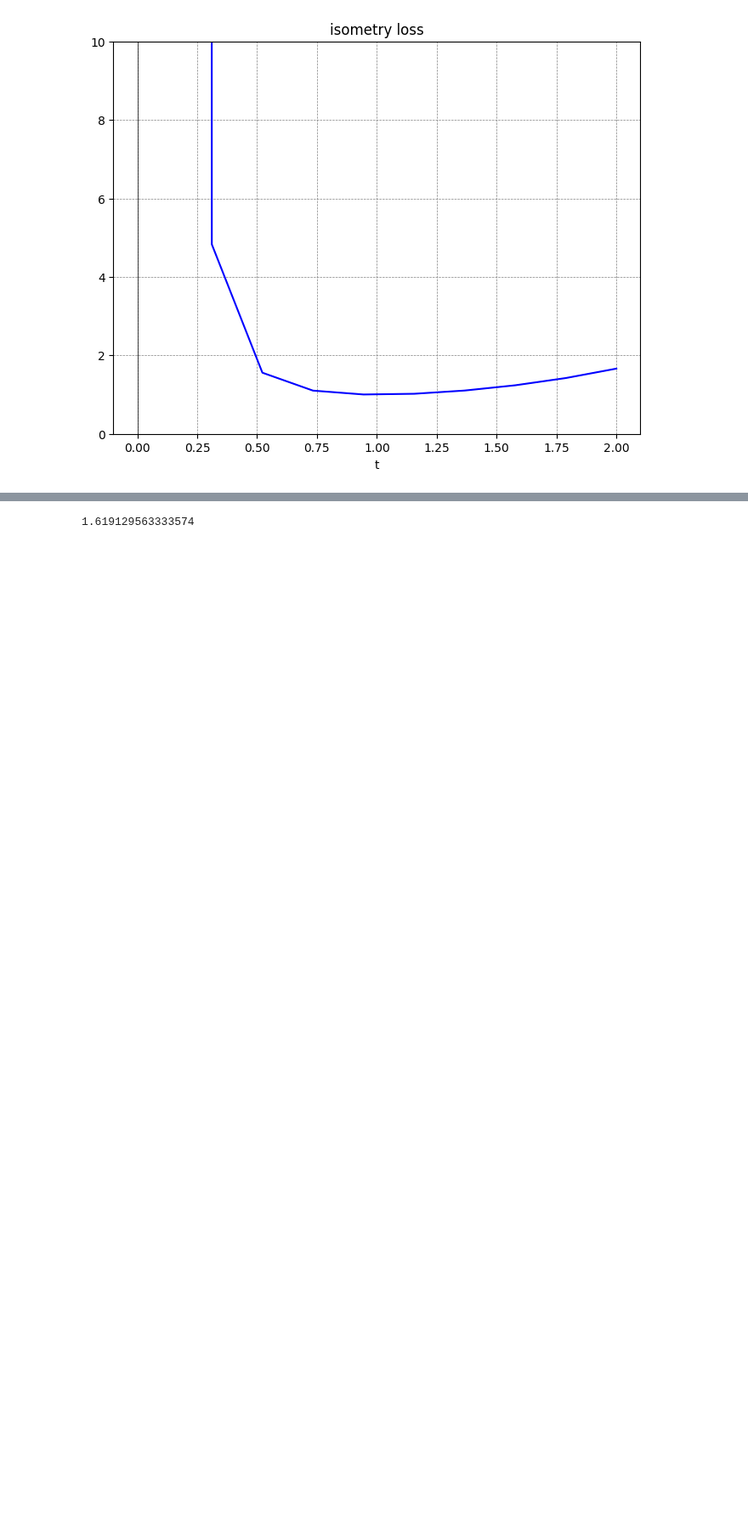
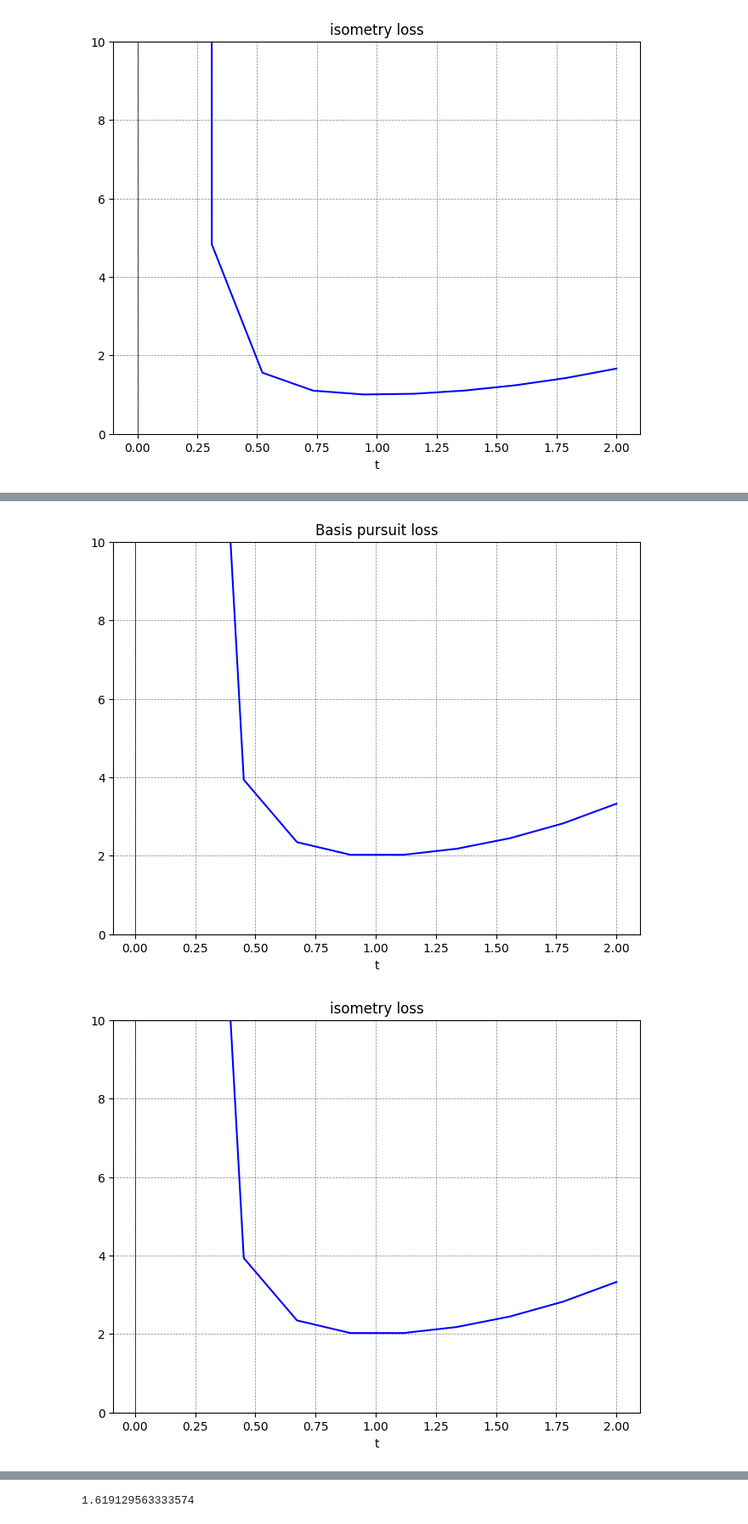
Before and after one commit to sjkoelle/isometry-pursuit, a Jupyter notebook: logsumexp_matrix_experiment.ipynb, the cells around one changed output, grey strips where cells are left out. Shown at 85% size. Drawn from its saved outputs; the diff is of its cells as text; code cells hidden in the pictures; blank space fills up the shorter version.

```diff
--- a/logsumexp_matrix_experiment.ipynb
+++ b/logsumexp_matrix_experiment.ipynb
@@ -266,0 +262,34 @@ ValueError: No solution found
+# %%
+# # here
+# # lets see if the correspondance between the basis pursuit loss and the isometry loss continues for a higher-dimensional identity matrix
+# # what about square matrix?
+# # of course the correspondance continues for identity and diagonal
+
+rearranged_matrix_values = np.asarray([t * np.identity(2) for t in matrix_values])
+length_values = [exponential_transformation(rmv)[0][0] for rmv in rearranged_matrix_values]
+loss_values_isometry = [isometry_loss(rmv) for rmv in rearranged_matrix_values]
+
+fig, ax = plt.subplots(1,1,figsize=(8, 6))
+ax.plot(matrix_values, 2*np.asarray(length_values)**(-1), color = 'blue') # closed form
+# ax.plot(t_values, loss_values_isometry, color='blue')
+ax.axhline(0, color='black', linewidth=0.5)
+ax.axvline(0, color='black', linewidth=0.5)
+ax.grid(color='gray', linestyle='--', linewidth=0.5)
+ax.set_title('Basis pursuit loss')
+ax.set_ylim(0,10)
+ax.set_xlabel('t')
+fig.show()
+
+fig, ax = plt.subplots(1,1,figsize=(8, 6))
+ax.plot(matrix_values, loss_values_isometry, color = 'blue')
+# ax.plot(t_values, loss_values_isometry, color='blue')
+ax.axhline(0, color='black', linewidth=0.5)
+ax.axvline(0, color='black', linewidth=0.5)
+ax.grid(color='gray', linestyle='--', linewidth=0.5)
+ax.set_title('isometry loss')
+ax.set_ylim(0,10)
+ax.set_xlabel('t')
+fig.show()
+# %% [output]
+[figure, added]
+[figure, added]
```
Also changed, not shown: parts of 13 cells of this notebook, 5 other files.
